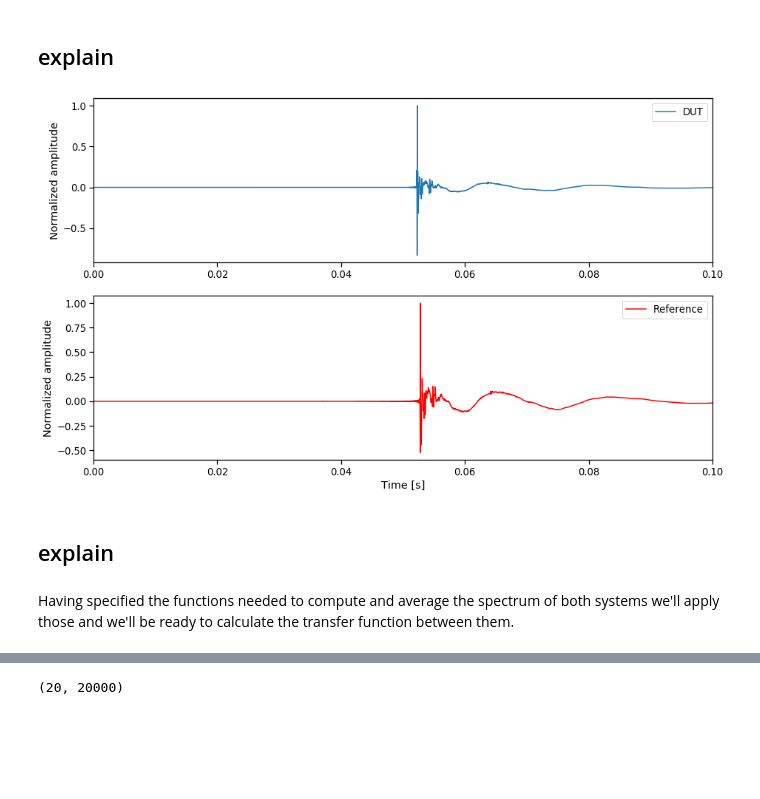
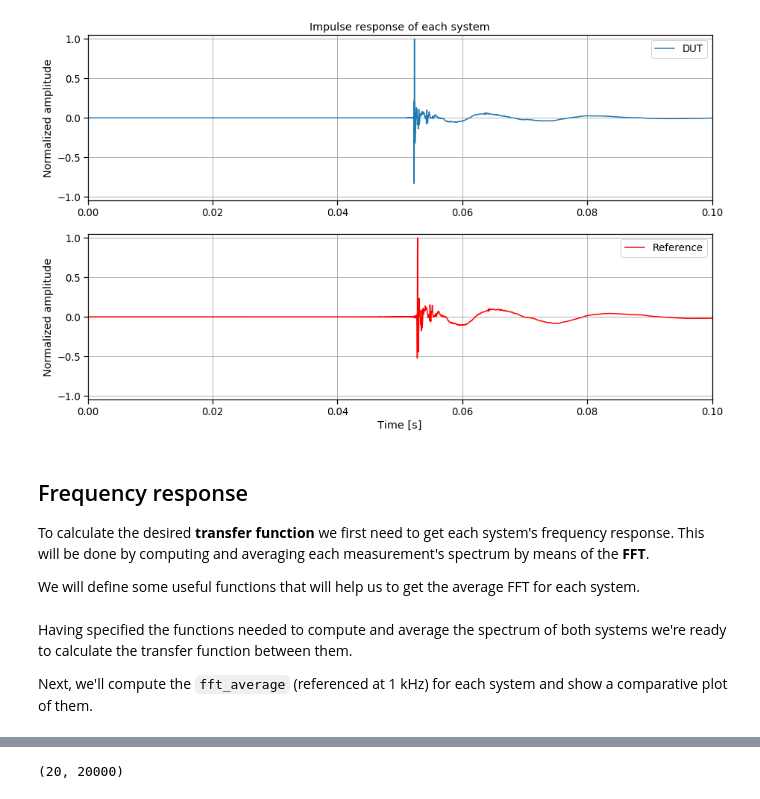
Before and after one commit to tiaqui/my_thesis, a Jupyter notebook: notebooks/1. Inverse filter design and implementation.ipynb, the cells around one changed output, grey strips where cells are left out. Drawn from its saved outputs; the diff is of its cells as text; code cells hidden in the pictures; blank space fills up the shorter version.

```diff
--- a/notebooks/1. Inverse filter design and implementation.ipynb
+++ b/notebooks/1. Inverse filter design and implementation.ipynb
@@ -15,37 +19,44 @@ The basic block diagram of the measurement is as follows:
 # %%
 import numpy as np
 from scipy.io import wavfile
 import matplotlib.pyplot as plt
 import seaborn as sns
 
-plt.rcParams["figure.figsize"] = (15,9)
-sns.set_context('notebook', font_scale=1.2)
+#plt.rcParams["figure.figsize"] = (15,9)
+sns.set_context('notebook', font_scale=1.2,
+                rc={"figure.figsize": (15,9)})
 
+# load audios
 fs, dut_1 = wavfile.read('../aud/ir/dut1.wav')
 _, dut_2 = wavfile.read('../aud/ir/dut2.wav')
 _, ref_1 = wavfile.read('../aud/ir/ref1.wav')
 _, ref_2 = wavfile.read('../aud/ir/ref2.wav')
+
+# prepare figure
+fig, ax = plt.subplots(2, 1)
+
+# plot
+ax[0].plot(np.arange(len(dut_1))/fs, dut_1/max(dut_1), label='DUT')
+ax[1].plot(np.arange(len(ref_1))/fs, ref_1/max(ref_1), 'r', label='Reference')
+
+# plot config
+for ax_ in ax:
+    ax_.set_xlim([0, 0.10])
+    ax_.set_ylim([-1.05, 1.05])
+    ax_.legend(loc='upper right')
+    ax_.set_ylabel('Normalized amplitude');
+    ax_.grid('on')
+
+ax[0].set_title('Impulse response of each system')
+ax[1].set_xlabel('Time [s]');
+# %% [output]
+[figure, added]
-# %% [markdown]
-## explain
-# %%
-fig, ax = plt.subplots(2, 1)
-
-ax[0].plot(np.arange(len(dut_1))/fs, dut_1/max(dut_1), label='DUT')
-ax[1].plot(np.arange(len(ref_1))/fs, ref_1/max(ref_1), 'r', label='Reference')
-
-ax[0].set_xlim([0, 0.10])
-ax[1].set_xlim([0, 0.10])
-
-ax[0].legend(loc='upper right')
-ax[1].legend(loc='upper right')
-
-ax[1].set_xlabel('Time [s]')
-ax[0].set_ylabel('Normalized amplitude')
-ax[1].set_ylabel('Normalized amplitude');
-# %% [output]
-[figure, removed]
-# %% [markdown]
-## explain
+# %% [markdown]
+## Frequency response
+
+To calculate the desired **transfer function** we first need to get each system's frequency response. This will be done by computing and averaging each measurement's spectrum by means of the **FFT**.
+
+We will define some useful functions that will help us to get the average FFT for each system.
 # %%
 def spec(x, nfft=2**16, window='rect'):
     """ Compute the FFT spectrum of the input audio signal 'x'.
@@ -87,4 +98,6 @@ def fft_average(x, nfft=2**16):
     y = np.apply_along_axis(np.mean, 0, xn)
     return y, freq
 # %% [markdown]
-Having specified the functions needed to compute and average the spectrum of both systems we'll apply those and we'll be ready to calculate the transfer function between them.
+Having specified the functions needed to compute and average the spectrum of both systems we're ready to calculate the transfer function between them.
+
+Next, we'll compute the `fft_average` (referenced at 1 kHz) for each system and show a comparative plot of them.
```
Also changed, not shown: parts of 13 cells of this notebook.
